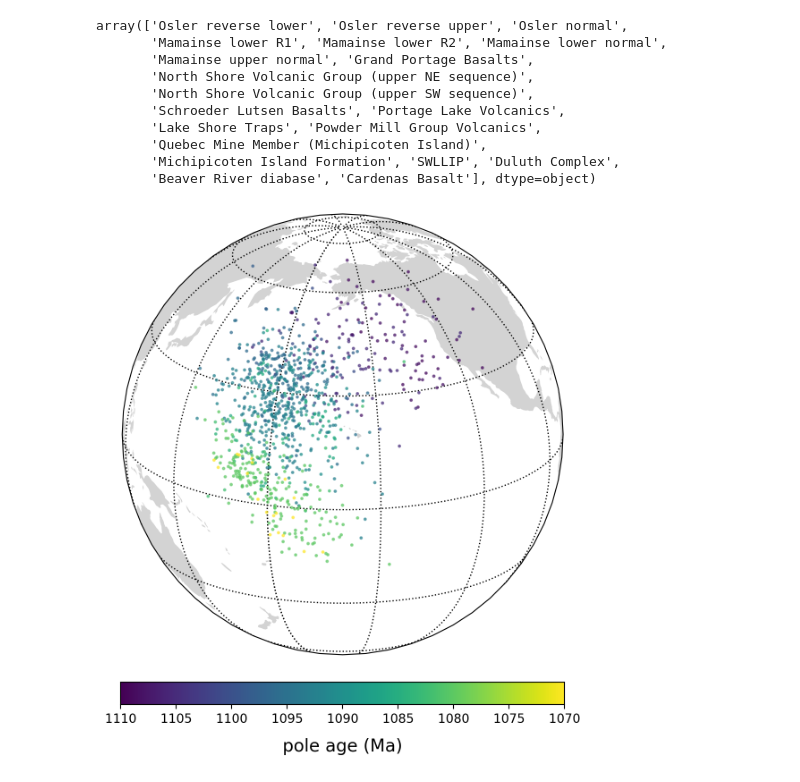
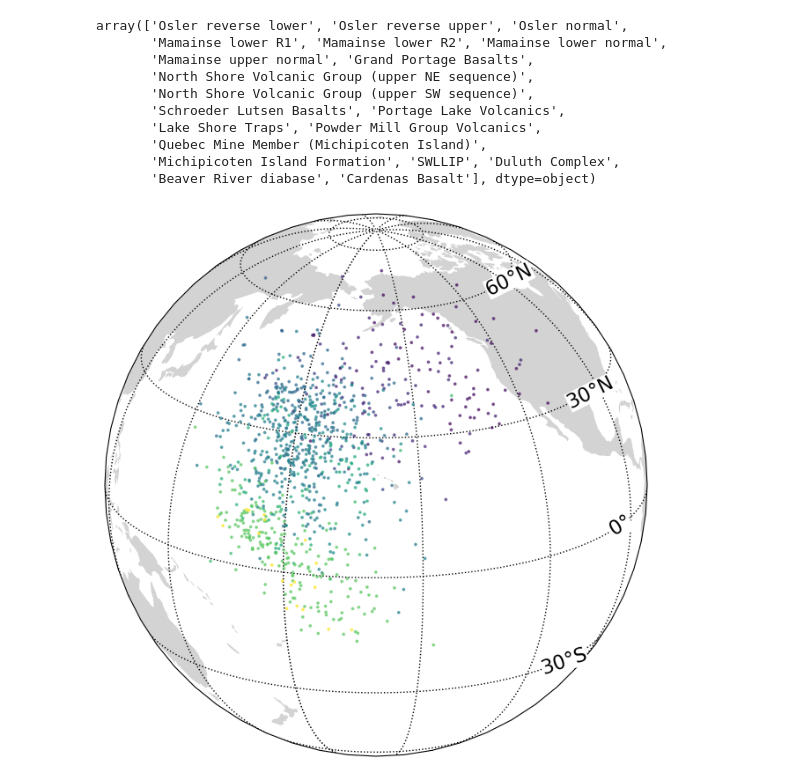
Before and after one commit to PolarWandering/APWP_StratModels, a Jupyter notebook: code/01_VGP_compilation.ipynb, the cells around one changed output. Drawn from its saved outputs; the diff is of its cells as text; code cells hidden in the pictures.

Commit message:
Update 01_VGP_compilation.ipynb
update VGP compilation and output VGP figure.

```diff
--- a/code/01_VGP_compilation.ipynb
+++ b/code/01_VGP_compilation.ipynb
@@ -2789,16 +2791,61 @@ array(['Osler reverse lower', 'Osler reverse upper', 'Osler normal',
        'Quebec Mine Member (Michipicoten Island)',
        'Michipicoten Island Formation', 'SWLLIP', 'Duluth Complex',
        'Beaver River diabase', 'Cardenas Basalt'], dtype=object)
-# %%
-all_sites_ax = ipmag.make_orthographic_map(200, 20, land_color='lightgrey', land_edge_color=None)
-ipmag.plot_poles_colorbar(all_sites_ax, Keweenawan_track_sites['Plon'], Keweenawan_track_sites['Plat'],
-                          np.zeros(Keweenawan_track_sites.shape[0]), Keweenawan_track_sites['age'],
-                          vmin=1070, vmax=1110, colormap='viridis_r', edgecolor=None, alpha=0.6, markersize=3)
-# flip the colorbar
-cb = all_sites_ax.get_figure().get_axes()[1]
-cb.invert_xaxis()
-cb.set_xlabel('pole age (Ma)', fontsize=14, labelpad=10)
-plt.savefig('../figure/Keweenawan_VGPs.pdf', bbox_inches='tight')
-plt.show()
-# %% [output]
-[figure, removed]
+# %%
+all_sites_ax = ipmag.make_orthographic_map(200, 20, land_color='lightgrey', land_edge_color=None)
+ipmag.plot_poles_colorbar(all_sites_ax, Keweenawan_track_sites['Plon'], Keweenawan_track_sites['Plat'],
+                          np.zeros(Keweenawan_track_sites.shape[0]), Keweenawan_track_sites['age'],
+                          vmin=1070, vmax=1110, colormap='viridis_r', edgecolor=None, alpha=0.6, markersize=3, colorbar=0)
+
+# Add latitude labels inside the right globe boundary and rotate along latitude lines.
+label_lons = [245.0, 260.0, 255.0, 255.0]
+tangent_dlon = 1.5
+src_crs = ccrs.PlateCarree()
+for lat, label_lon in zip([-30, 0, 30, 60], label_lons):
+    chosen = None
+
+    x0, y0 = all_sites_ax.projection.transform_point(label_lon, lat, src_crs)
+    x1, y1 = all_sites_ax.projection.transform_point(label_lon + tangent_dlon, lat, src_crs)
+
+    chosen = (x0, y0, x1, y1)
+
+
+    if chosen is None:
+        continue
+
+    x0, y0, x1, y1 = chosen
+    p0 = all_sites_ax.transData.transform((x0, y0))
+    p1 = all_sites_ax.transData.transform((x1, y1))
+    angle = np.degrees(np.arctan2(p1[1] - p0[1], p1[0] - p0[0]))
+    if angle > 90:
+        angle -= 180
+    elif angle < -90:
+        angle += 180
+
+    if lat == 0:
+        lat_label = '0°'
+    else:
+        lat_label = f"{abs(lat)}°{'N' if lat > 0 else 'S'}"
+
+    all_sites_ax.text(
+        x0,
+        y0,
+        lat_label,
+        transform=all_sites_ax.transData,
+        ha='left',
+        va='center',
+        rotation=angle,
+        rotation_mode='anchor',
+        fontsize=16,
+        zorder=20,
+        bbox=dict(facecolor='white', edgecolor='none', alpha=1.0, pad=0.25)
+    )
+
+# flip the colorbar
+# cb = all_sites_ax.get_figure().get_axes()[1]
+# cb.invert_xaxis()
+# cb.set_xlabel('pole age (Ma)', fontsize=14, labelpad=10)
+plt.savefig('../figure/Keweenawan_VGPs.pdf', bbox_inches='tight')
+plt.show()
+# %% [output]
+[figure, added]
```
Also changed, not shown: parts of 2 cells of this notebook.
